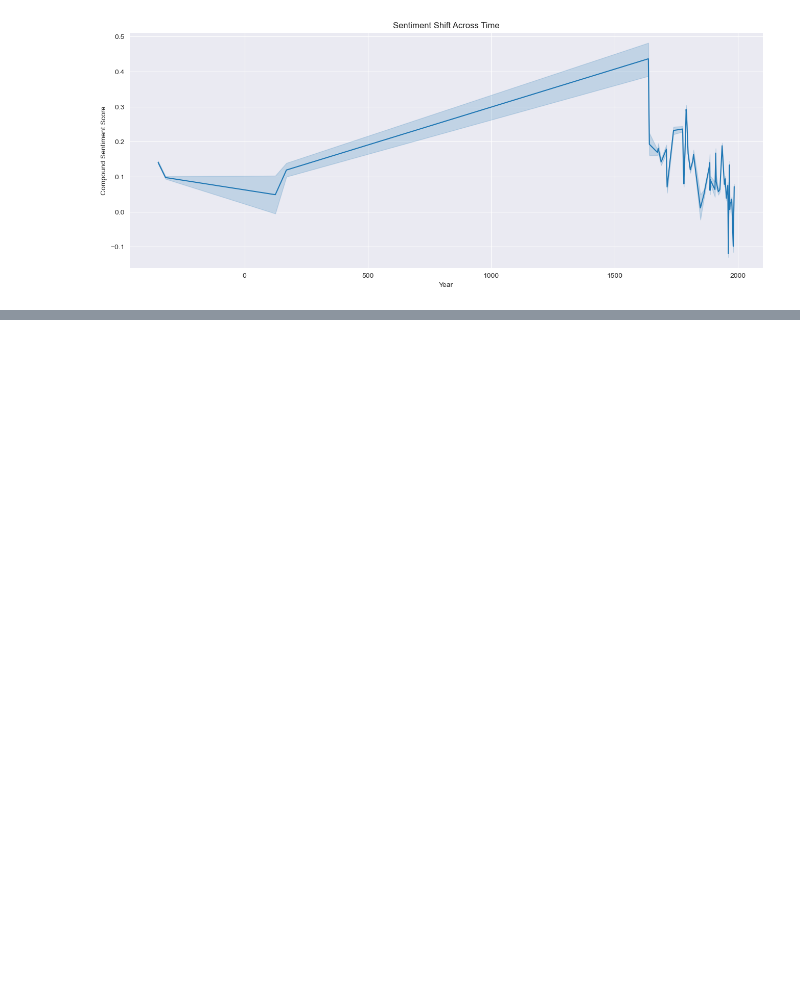
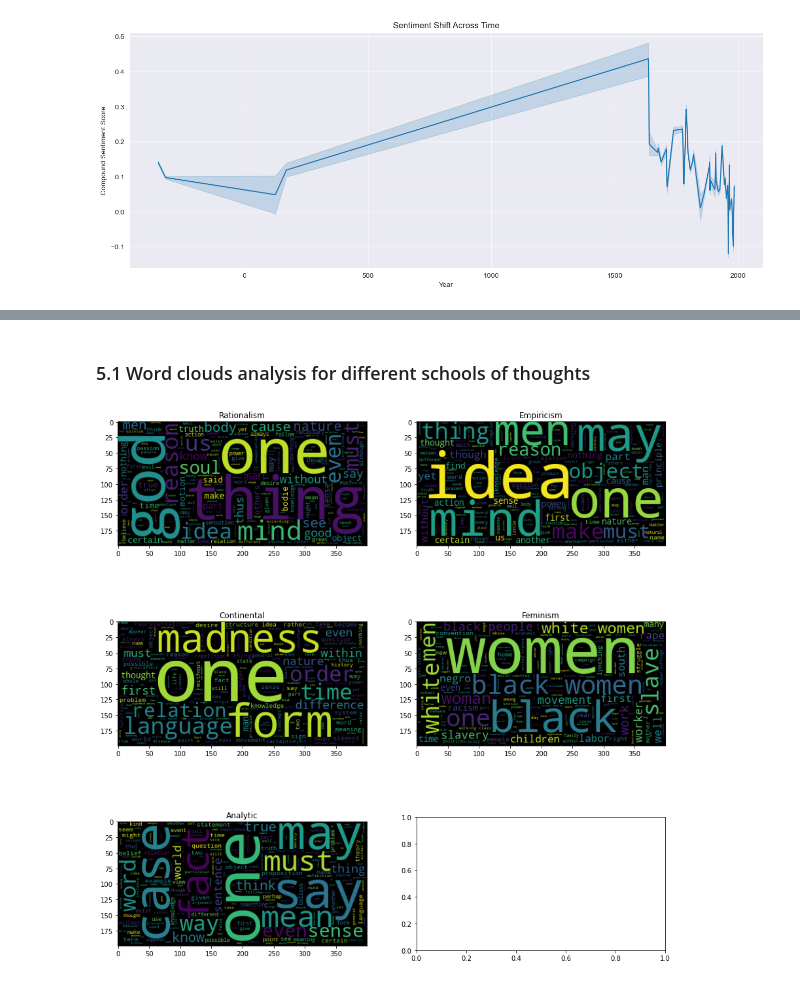
Before and after one commit to Enzoherewj/Philosophical-texts-data-analysis, a Jupyter notebook: doc/project_1.ipynb, the cells around one changed output, grey strips where cells are left out. Cells and saved outputs as stored; diff of their text form; code cells hidden in the pictures; blank space fills up the shorter version.

```diff
--- a/doc/project_1.ipynb
+++ b/doc/project_1.ipynb
@@ -235,0 +279,59 @@ plt.show()
+# %% [markdown]
+### 5.1 Word clouds analysis for different schools of thoughts
+# %%
+# Filter different dataframe for different schools
+
+df_rationalism = df[df['school'] == 'rationalism']
+df_empiricism = df[df['school'] == 'empiricism']
+
+
+df_analytic = df[df['school'] == 'analytic']
+df_continental = df[df['school'] == 'continental']
+df_feminism = df[(df['school'] == 'feminism') & (df['original_publication_date'] >= 1950)]
+# %%
+
+# Define a function that take in the Dataframe we filtered above
+# and output a string of words that can be used to generate word cloud
+
+def get_wordcloud_text(dataframe):
+    stop_words = set(stopwords.words("english"))
+    tokens_list = [token for tokens in dataframe['tokenized_txt'] for token in tokens]
+    # Remove stop words from the tokenized text
+    tokens_list = [token for token in tokens_list if token.lower() not in stop_words]
+    return ' '.join(tokens_list)
+
+rationalism_text = get_wordcloud_text(df_rationalism)
+analytic_text = get_wordcloud_text(df_analytic)
+continental_text = get_wordcloud_text(df_continental)
+feminism_text = get_wordcloud_text(df_feminism)
+empiricism_text = get_wordcloud_text(df_empiricism)
+
+
+
+# Create word clouds for each school
+wordcloud_rationalism = WordCloud().generate(rationalism_text)
+wordcloud_analytic = WordCloud().generate(analytic_text)
+wordcloud_continental = WordCloud().generate(continental_text)
+wordcloud_feminism = WordCloud().generate(feminism_text)
+wordcloud_empiricism = WordCloud().generate(empiricism_text)
+
+# Plot subplots
+fig, axs = plt.subplots(3, 2, figsize=(15, 15))
+axs[0, 0].imshow(wordcloud_rationalism, cmap='gray')
+axs[0, 0].set_title('Rationalism')
+axs[0, 1].imshow(wordcloud_empiricism, cmap='gray')
+axs[0, 1].set_title('Empiricism')
+axs[1, 0].imshow(wordcloud_continental, cmap='gray')
+axs[1, 0].set_title('Continental')
+axs[1, 1].imshow(wordcloud_feminism, cmap='gray')
+axs[1, 1].set_title('Feminism')
+axs[2, 0].imshow(wordcloud_analytic, cmap='gray')
+axs[2, 0].set_title('Analytic')
+
+# Adjust subplot spacing
+plt.subplots_adjust(hspace=0.5)
+
+# Show plot
+plt.show()
+# %% [output]
+[figure, added]
```
Also changed, not shown: parts of 31 cells of this notebook.
